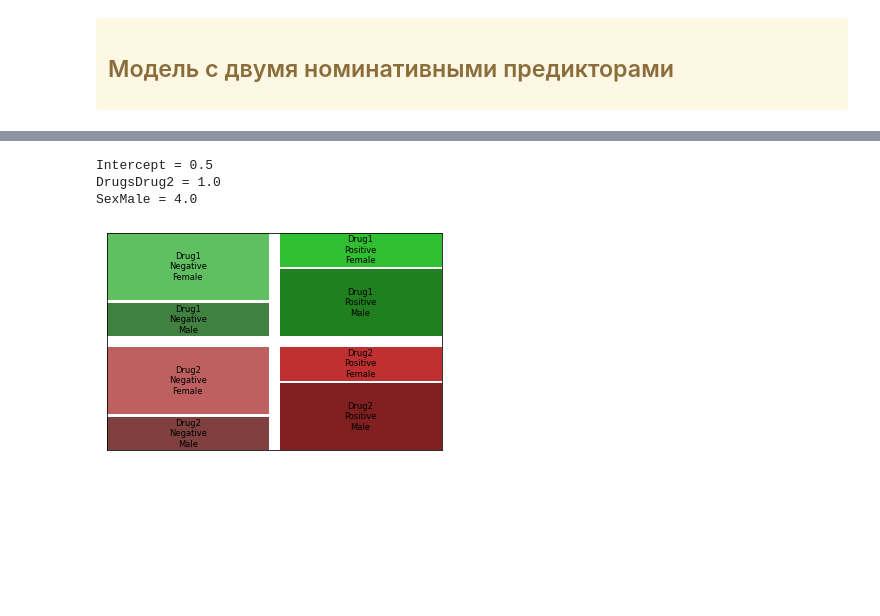
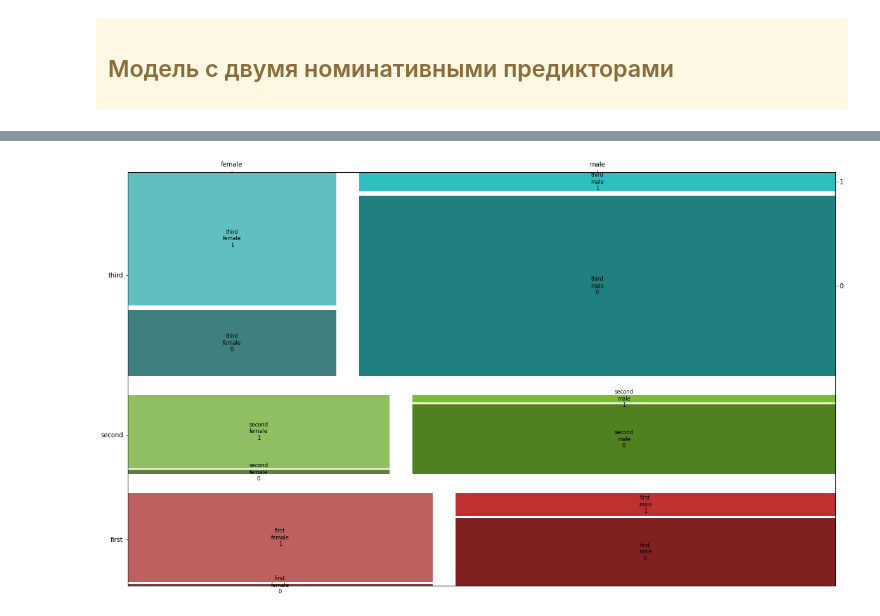
Before and after one commit to iboiarkin96/education_courses, a Jupyter notebook: Основы Статистики [Карпов]/Основы статистики_часть2.ipynb, the cells around one changed output, grey strips where cells are left out. Saved outputs shown, nothing was run; the diff lists cells and outputs as text; code cells hidden in the pictures; blank space fills up the shorter version.

```diff
--- a/Основы Статистики [Карпов]/Основы статистики_часть2.ipynb
+++ b/Основы Статистики [Карпов]/Основы статистики_часть2.ipynb
@@ -806,36 +797,10 @@ Sex[T.male]:Pclass[T.третий]     2.0738      0.535      3.875      0.000
-# %%
-from statsmodels.graphics.mosaicplot import mosaic
-
-
-data = {
-    ('Drug2', 'Negative', 'Male'  ): 1,
-    ('Drug2', 'Positive', 'Male'  ): 2,
-    ('Drug2', 'Negative', 'Female'): 2,
-    ('Drug2', 'Positive', 'Female'): 1,
-
-    ('Drug1', 'Negative', 'Male'  ): 1,
-    ('Drug1', 'Positive', 'Male'  ): 2,
-    ('Drug1', 'Negative', 'Female'): 2,
-    ('Drug1', 'Positive', 'Female'): 1,
-}
-
-ax = mosaic(data, horizontal=0, gap=.05, axes_label=0)
-
-odds_F_Pos_Drug1 = data[('Drug1', 'Positive', 'Female')] / \
-                   data[('Drug1', 'Negative', 'Female')]
-odds_F_Neg_Drug1 = 1 / odds_F_Pos_Drug1
-odds_M_Pos_Drug1 = data[('Drug1', 'Positive', 'Male')] / \
-                   data[('Drug1', 'Negative', 'Male')]
-odds_M_Neg_Drug1 = 1 / odds_M_Pos_Drug1
-odds_F_Pos_Drug2 = data[('Drug2', 'Positive', 'Female')] / \
-                   data[('Drug2', 'Negative', 'Female')]
-
-print(f'Intercept = {odds_F_Pos_Drug1}')
-print(f'DrugsDrug2 = {odds_F_Pos_Drug2 / odds_F_Pos_Drug1}')
-print(f'SexMale = {odds_M_Pos_Drug1 / odds_F_Pos_Drug1}')
-print()
-# %% [output]
-Intercept = 0.5
-DrugsDrug2 = 1.0
-SexMale = 4.0
-[figure, removed]
+# %%
+data  = dataset.pivot_table(index = ['Pclass',  'Sex', 'Survived'], aggfunc = {'PassengerId': 'count'}).reset_index()
+dic = {}
+for i, j in data.iterrows():
+    dic[(j[0], j[1], j[2])]=j[3]
+fig, ax = plt.subplots(1, 1, figsize=(20,12))
+mosaic(dic, horizontal=0, gap=.05, axes_label=2,  label_rotation=0, ax= ax)
+plt.show()
+# %% [output]
+[figure, added]
```
Also changed, not shown: parts of 23 cells of this notebook, 4 other files.
